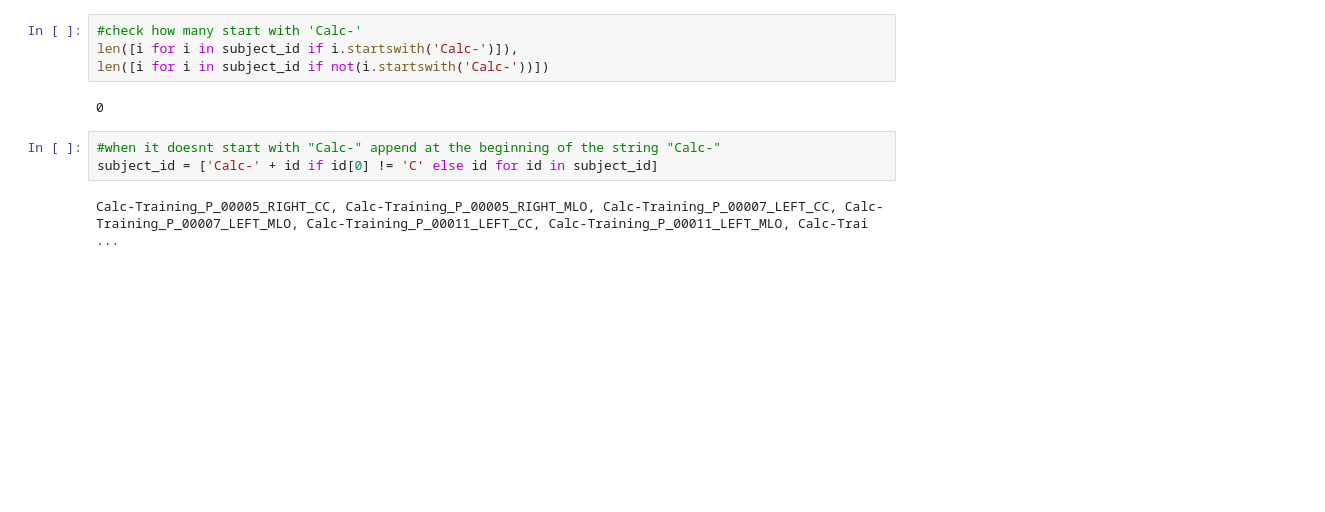
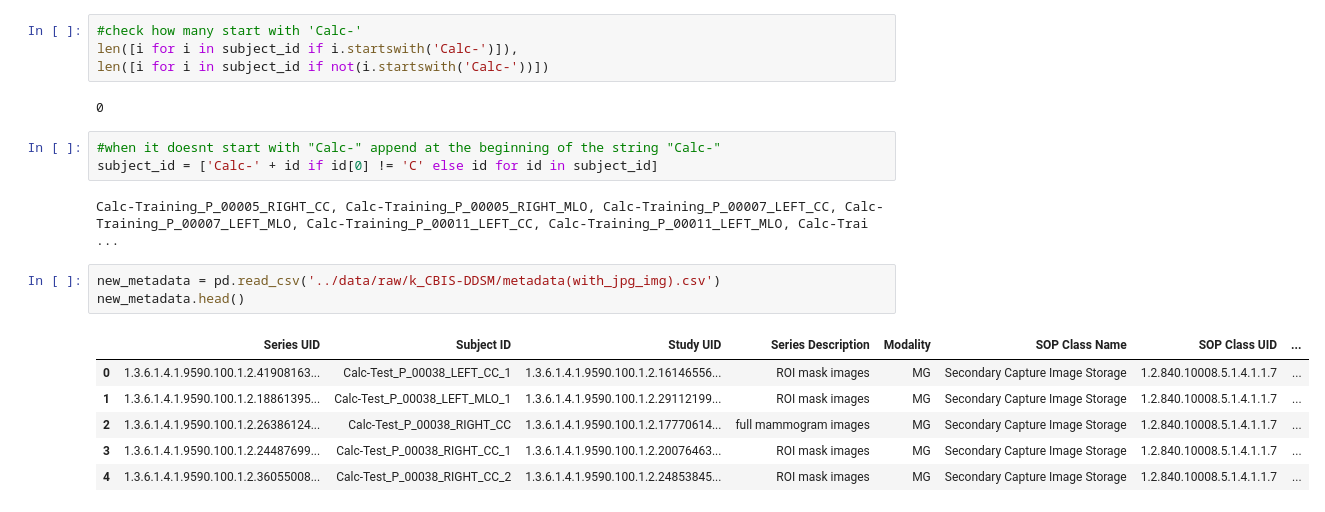
Before and after one commit to edoardotavassi/CBIS_DDSM_BreastCancer, a Jupyter notebook: notebooks/dataset_analysis.ipynb, the cells around one changed output. Cells and saved outputs as stored; diff of their text form; blank space fills up the shorter version.

```diff
--- a/notebooks/dataset_analysis.ipynb
+++ b/notebooks/dataset_analysis.ipynb
@@ -554,3 +554,13 @@ len([i for i in subject_id if not(i.startswith('Calc-'))])
 subject_id = ['Calc-' + id if id[0] != 'C' else id for id in subject_id]
 # %% [output]
 Calc-Training_P_00005_RIGHT_CC, Calc-Training_P_00005_RIGHT_MLO, Calc-Training_P_00007_LEFT_CC, Calc-Training_P_00007_LEFT_MLO, Calc-Training_P_00011_LEFT_CC, Calc-Training_P_00011_LEFT_MLO, Calc-Trai ...
+# %%
+new_metadata = pd.read_csv('../data/raw/k_CBIS-DDSM/metadata(with_jpg_img).csv')
+new_metadata.head()
+# %% [output]
+|  | Series UID | Subject ID | Study UID | Series Description | Modality | SOP Class Name | SOP Class UID | ... |
+| 0 | 1.3.6.1.4.1.9590.100.1.2.41908163... | Calc-Test_P_00038_LEFT_CC_1 | 1.3.6.1.4.1.9590.100.1.2.16146556... | ROI mask images | MG | Secondary Capture Image Storage | 1.2.840.10008.5.1.4.1.1.7 | ... |
+| 1 | 1.3.6.1.4.1.9590.100.1.2.18861395... | Calc-Test_P_00038_LEFT_MLO_1 | 1.3.6.1.4.1.9590.100.1.2.29112199... | ROI mask images | MG | Secondary Capture Image Storage | 1.2.840.10008.5.1.4.1.1.7 | ... |
+| 2 | 1.3.6.1.4.1.9590.100.1.2.26386124... | Calc-Test_P_00038_RIGHT_CC | 1.3.6.1.4.1.9590.100.1.2.17770614... | full mammogram images | MG | Secondary Capture Image Storage | 1.2.840.10008.5.1.4.1.1.7 | ... |
+| 3 | 1.3.6.1.4.1.9590.100.1.2.24487699... | Calc-Test_P_00038_RIGHT_CC_1 | 1.3.6.1.4.1.9590.100.1.2.20076463... | ROI mask images | MG | Secondary Capture Image Storage | 1.2.840.10008.5.1.4.1.1.7 | ... |
+| 4 | 1.3.6.1.4.1.9590.100.1.2.36055008... | Calc-Test_P_00038_RIGHT_CC_2 | 1.3.6.1.4.1.9590.100.1.2.24853845... | ROI mask images | MG | Secondary Capture Image Storage | 1.2.840.10008.5.1.4.1.1.7 | ... |
```
Also changed, not shown: parts of 2 cells of this notebook, 2 other files.
